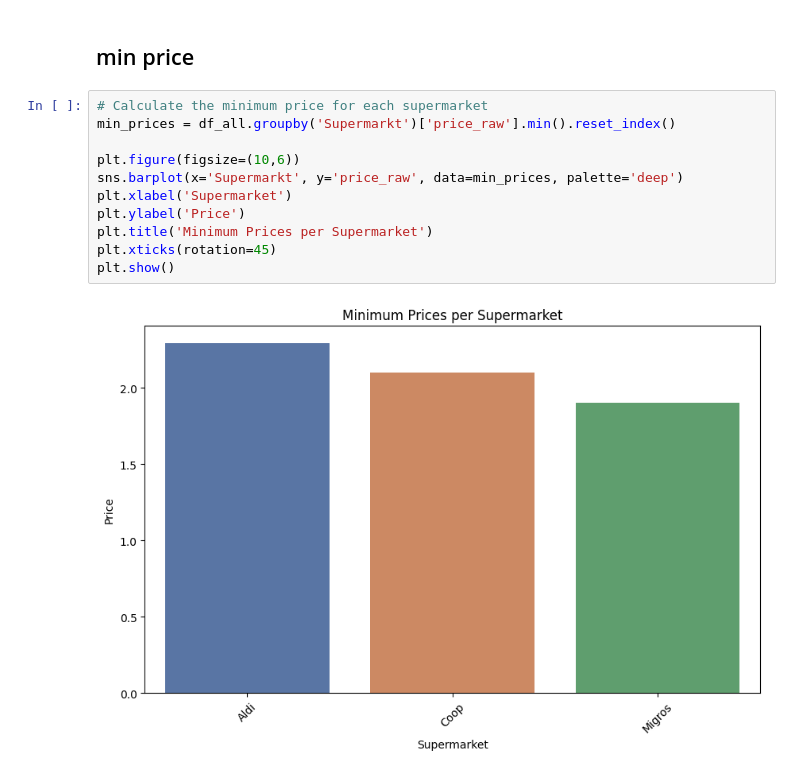
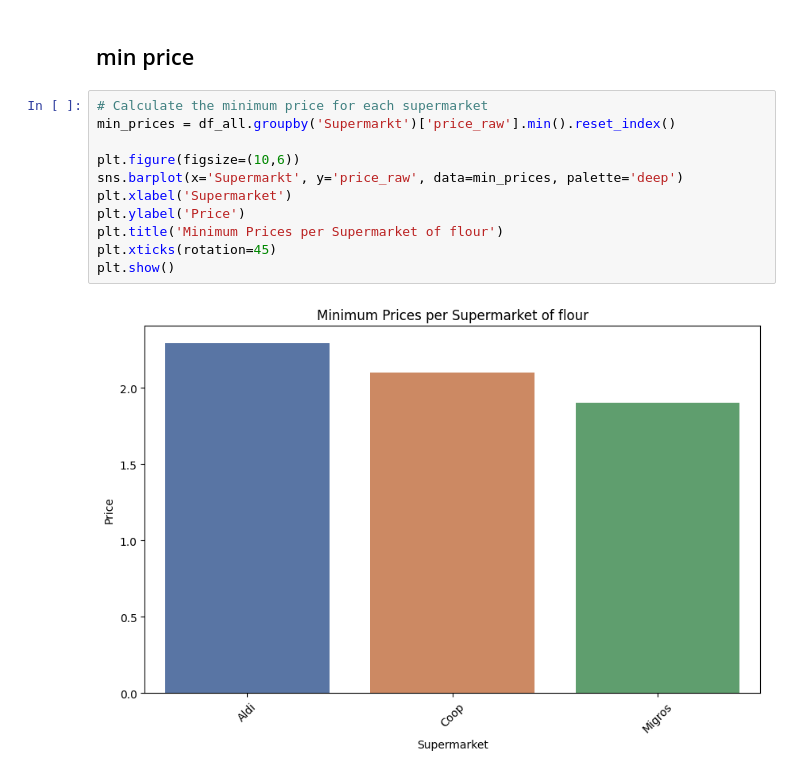
Before and after one commit to husicabe/groceries, a Jupyter notebook: EDA/EDA_Flour.ipynb, the cells around one changed output. Drawn from its saved outputs; the diff is of its cells as text.

```diff
--- a/EDA/EDA_Flour.ipynb
+++ b/EDA/EDA_Flour.ipynb
@@ -441,13 +440,13 @@ plt.show()
 # %%
 # Calculate the minimum price for each supermarket
 min_prices = df_all.groupby('Supermarkt')['price_raw'].min().reset_index()
 
 plt.figure(figsize=(10,6))
 sns.barplot(x='Supermarkt', y='price_raw', data=min_prices, palette='deep')
 plt.xlabel('Supermarket')
 plt.ylabel('Price')
-plt.title('Minimum Prices per Supermarket')
+plt.title('Minimum Prices per Supermarket of flour')
 plt.xticks(rotation=45)
 plt.show()
 # %% [output]
-[figure, old version]
+[figure, new version]
```
Also changed, not shown: parts of 4 cells of this notebook, 2 other files.
